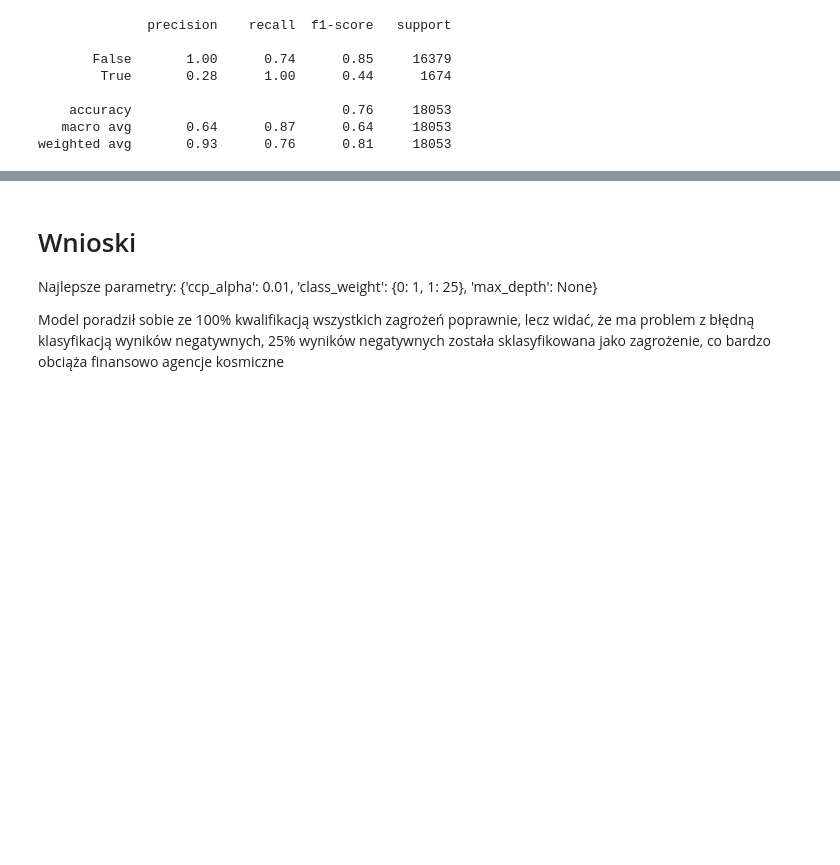
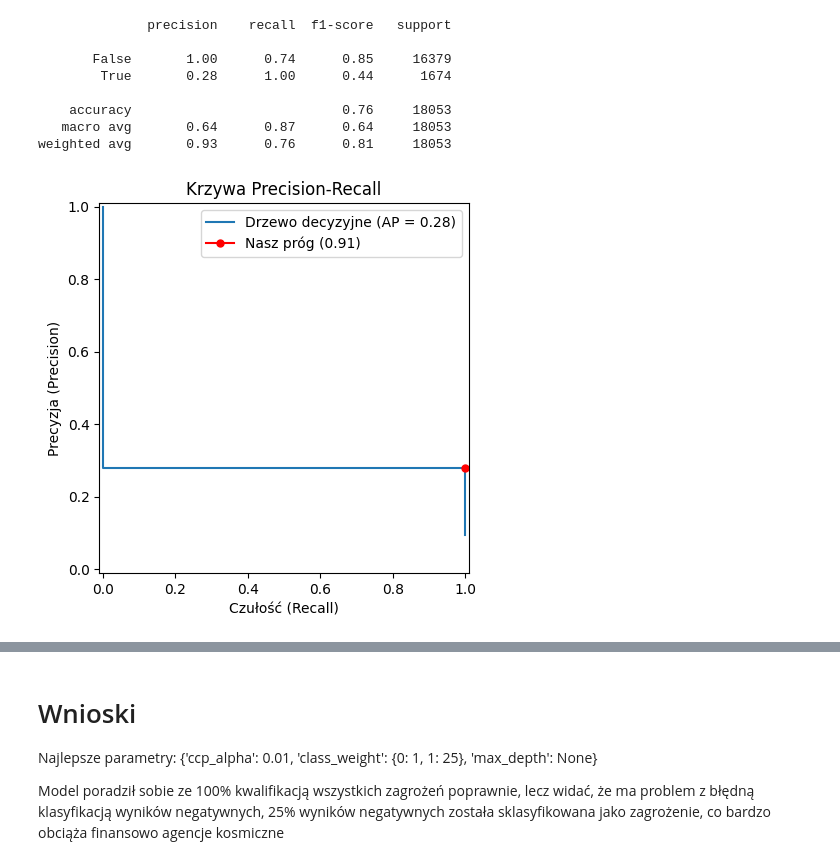
Before and after one commit to Zajecia-na-PWr-LR/lista-4-projekt-grupowy-1, a Jupyter notebook: notebooks/decision_tree.ipynb, the cells around one changed output, grey strips where cells are left out. Cells and saved outputs as stored; diff of their text form; code cells hidden in the pictures; blank space fills up the shorter version.

```diff
--- a/notebooks/decision_tree.ipynb
+++ b/notebooks/decision_tree.ipynb
@@ -67,3 +67,26 @@ print(classification_report(y_test, y_pred))
     accuracy                           0.76     18053
    macro avg       0.64      0.87      0.64     18053
 weighted avg       0.93      0.76      0.81     18053
+# %%
+y_proba = best_tree.predict_proba(X_test)[:, 1]
+
+PrecisionRecallDisplay.from_predictions(y_test, y_proba, name="Drzewo decyzyjne")
+
+precision, recall, pr_thresholds = precision_recall_curve(y_test, y_proba)
+pr_thresholds_padded = np.append(pr_thresholds, pr_thresholds[-1])
+
+recall_1 = np.where(recall == 1.0)[0]
+best_thr = pr_thresholds_padded[recall_1[-1]]
+
+idx_pr = np.argmin(np.abs(pr_thresholds_padded - best_thr))
+
+plt.plot(recall[idx_pr], precision[idx_pr], marker="o", markersize=5, color="red",
+         label=f"Nasz próg ({best_thr:.2f})")
+
+plt.title("Krzywa Precision-Recall")
+plt.ylabel("Precyzja (Precision)")
+plt.xlabel("Czułość (Recall)")
+plt.legend()
+plt.show()
+# %% [output]
+[figure, added]
```
Also changed, not shown: parts of 3 cells of this notebook.
